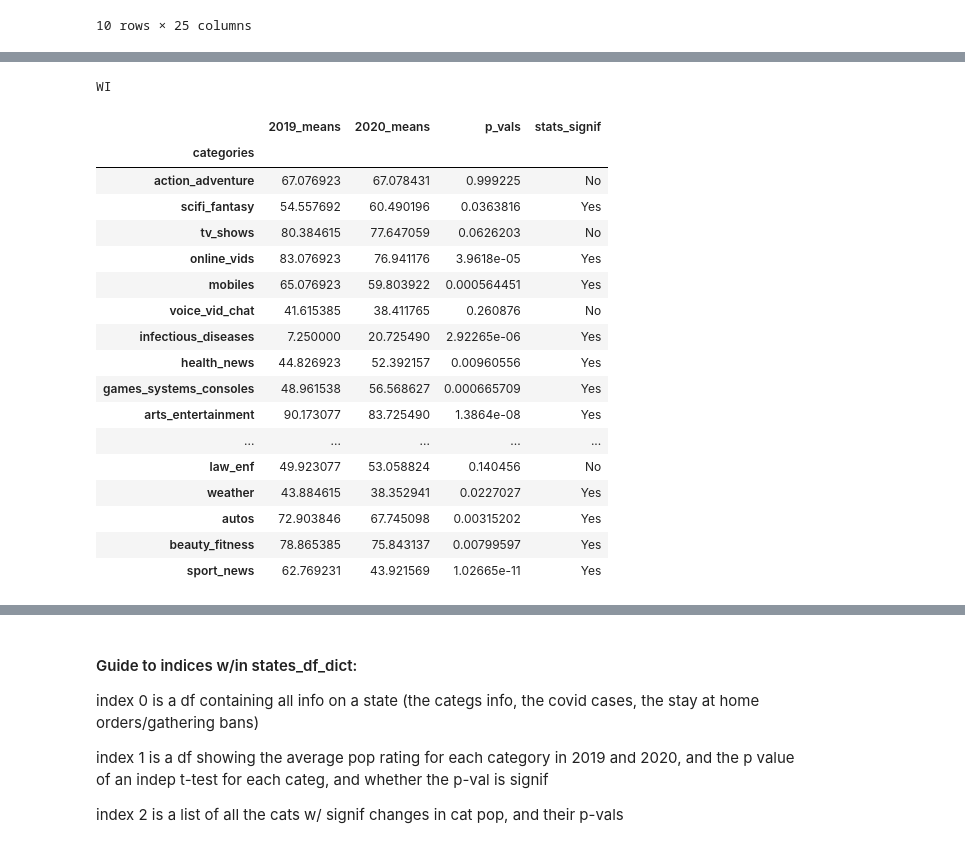
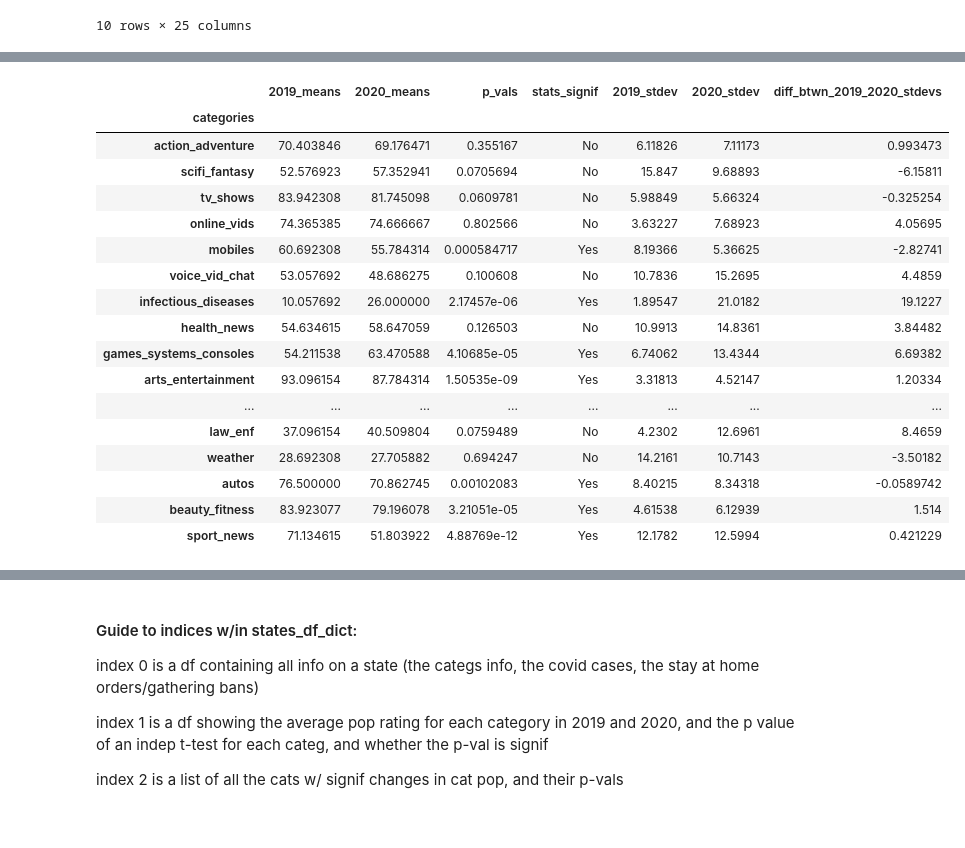
Before and after one commit to sarahDH615/google_trends_covid_project, a Jupyter notebook: sarah/analysis_visualisation/means-comparisons.ipynb, the cells around one changed output, grey strips where cells are left out. Cells and saved outputs as stored; diff of their text form; code cells hidden in the pictures.

```diff
--- a/sarah/analysis_visualisation/means-comparisons.ipynb
+++ b/sarah/analysis_visualisation/means-comparisons.ipynb
@@ -126,26 +143,23 @@ def means_comp(ind_no):
 for x in range(40, 51):
     means_comp(x)
 # %%
-print(state_codes[49])
-means_meds_df = states_df_dict[f'{state_codes[49]}_data_df'][1]
-means_meds_df
+states_df_dict[f'{state_codes[47]}_data_df'][1]
 # %% [output]
-WI
-|  | 2019_means | 2020_means | p_vals | stats_signif |
-| categories |  |  |  |  |
-| action_adventure | 67.076923 | 67.078431 | 0.999225 | No |
-| scifi_fantasy | 54.557692 | 60.490196 | 0.0363816 | Yes |
-| tv_shows | 80.384615 | 77.647059 | 0.0626203 | No |
-| online_vids | 83.076923 | 76.941176 | 3.9618e-05 | Yes |
-| mobiles | 65.076923 | 59.803922 | 0.000564451 | Yes |
-| voice_vid_chat | 41.615385 | 38.411765 | 0.260876 | No |
-| infectious_diseases | 7.250000 | 20.725490 | 2.92265e-06 | Yes |
-| health_news | 44.826923 | 52.392157 | 0.00960556 | Yes |
-| games_systems_consoles | 48.961538 | 56.568627 | 0.000665709 | Yes |
-| arts_entertainment | 90.173077 | 83.725490 | 1.3864e-08 | Yes |
-| ... | ... | ... | ... | ... |
-| law_enf | 49.923077 | 53.058824 | 0.140456 | No |
-| weather | 43.884615 | 38.352941 | 0.0227027 | Yes |
-| autos | 72.903846 | 67.745098 | 0.00315202 | Yes |
-| beauty_fitness | 78.865385 | 75.843137 | 0.00799597 | Yes |
-| sport_news | 62.769231 | 43.921569 | 1.02665e-11 | Yes |
+|  | 2019_means | 2020_means | p_vals | stats_signif | 2019_stdev | 2020_stdev | diff_btwn_2019_2020_stdevs |
+| categories |  |  |  |  |  |  |  |
+| action_adventure | 70.403846 | 69.176471 | 0.355167 | No | 6.11826 | 7.11173 | 0.993473 |
+| scifi_fantasy | 52.576923 | 57.352941 | 0.0705694 | No | 15.847 | 9.68893 | -6.15811 |
+| tv_shows | 83.942308 | 81.745098 | 0.0609781 | No | 5.98849 | 5.66324 | -0.325254 |
+| online_vids | 74.365385 | 74.666667 | 0.802566 | No | 3.63227 | 7.68923 | 4.05695 |
+| mobiles | 60.692308 | 55.784314 | 0.000584717 | Yes | 8.19366 | 5.36625 | -2.82741 |
+| voice_vid_chat | 53.057692 | 48.686275 | 0.100608 | No | 10.7836 | 15.2695 | 4.4859 |
+| infectious_diseases | 10.057692 | 26.000000 | 2.17457e-06 | Yes | 1.89547 | 21.0182 | 19.1227 |
+| health_news | 54.634615 | 58.647059 | 0.126503 | No | 10.9913 | 14.8361 | 3.84482 |
+| games_systems_consoles | 54.211538 | 63.470588 | 4.10685e-05 | Yes | 6.74062 | 13.4344 | 6.69382 |
+| arts_entertainment | 93.096154 | 87.784314 | 1.50535e-09 | Yes | 3.31813 | 4.52147 | 1.20334 |
+| ... | ... | ... | ... | ... | ... | ... | ... |
+| law_enf | 37.096154 | 40.509804 | 0.0759489 | No | 4.2302 | 12.6961 | 8.4659 |
+| weather | 28.692308 | 27.705882 | 0.694247 | No | 14.2161 | 10.7143 | -3.50182 |
+| autos | 76.500000 | 70.862745 | 0.00102083 | Yes | 8.40215 | 8.34318 | -0.0589742 |
+| beauty_fitness | 83.923077 | 79.196078 | 3.21051e-05 | Yes | 4.61538 | 6.12939 | 1.514 |
+| sport_news | 71.134615 | 51.803922 | 4.88769e-12 | Yes | 12.1782 | 12.5994 | 0.421229 |
```
Also changed, not shown: parts of 11 cells of this notebook, 11 other files.
